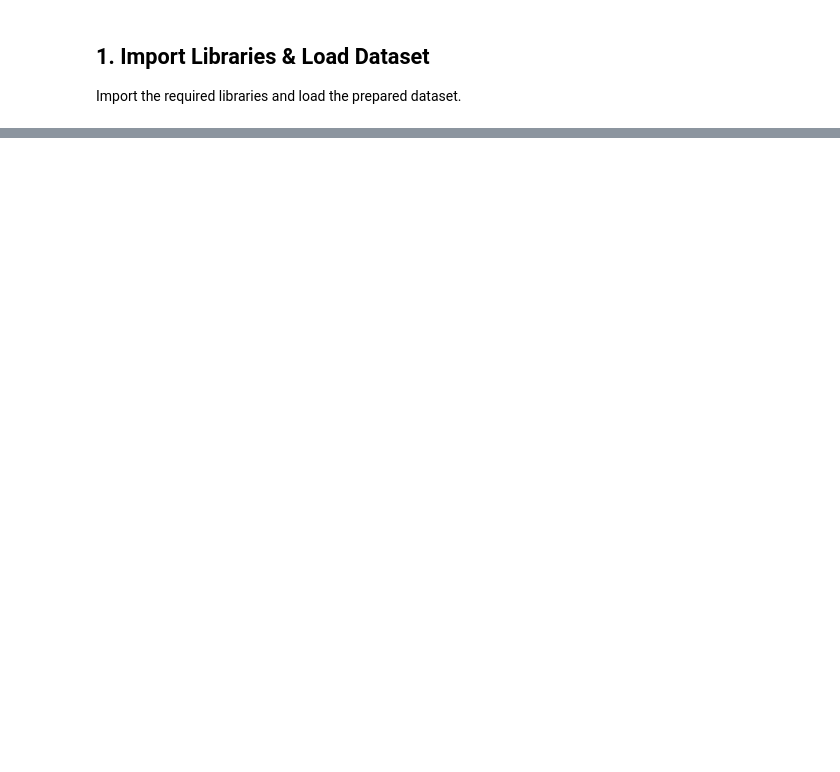
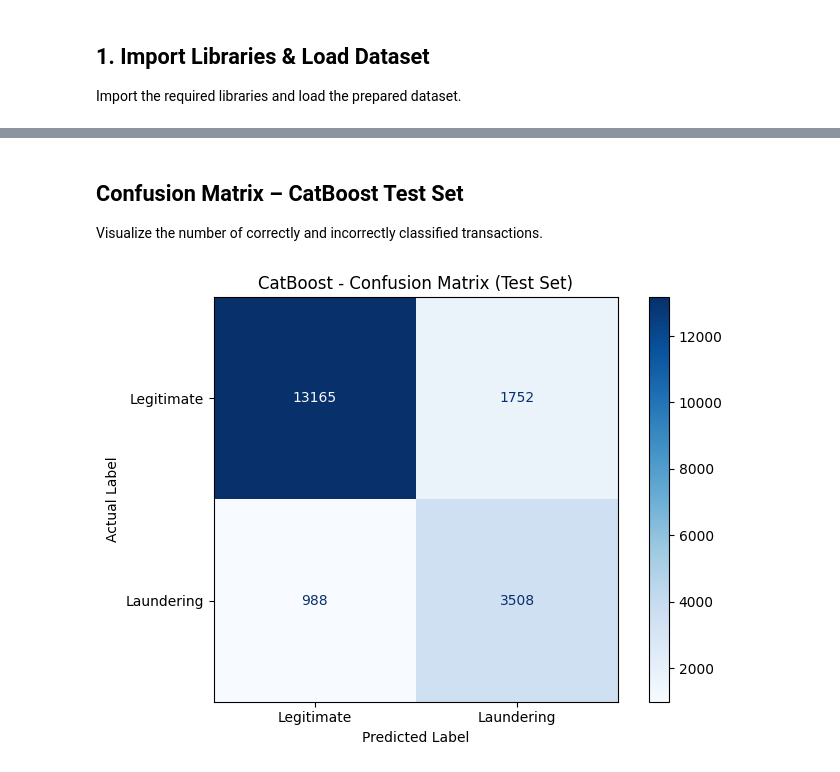
Before and after one commit to Alaa-20040521/AML-Money-Laundering-Detection, a Jupyter notebook: notebooks/Model_Training_and_Evaluation_Organized.ipynb, the cells around one changed output, grey strips where cells are left out. Drawn from its saved outputs; the diff is of its cells as text; code cells hidden in the pictures; blank space fills up the shorter version.

```diff
--- a/notebooks/Model_Training_and_Evaluation_Organized.ipynb
+++ b/notebooks/Model_Training_and_Evaluation_Organized.ipynb
@@ -624,0 +144,14 @@ plt.show()
+# %%
+rf_model = Pipeline(steps=[
+    ("preprocessor", clone(preprocessor)),
+    ("classifier", RandomForestClassifier(
+        n_estimators=200,
+        class_weight="balanced",
+        random_state=42,
+        n_jobs=-1
+    ))
+])
+
+rf_model.fit(X_train, y_train)
+
+print("Random Forest training completed.")
@@ -624,0 +503,31 @@ plt.show()
+# %% [markdown]
+## Confusion Matrix – CatBoost Test Set
+
+Visualize the number of correctly and incorrectly classified transactions.
+# %%
+# Plot confusion matrix
+
+cm = confusion_matrix(y_test, test_pred)
+
+fig, ax = plt.subplots(figsize=(7, 5))
+
+ConfusionMatrixDisplay(
+    confusion_matrix=cm,
+    display_labels=["Legitimate", "Laundering"]
+).plot(
+    cmap="Blues",
+    values_format="d",
+    ax=ax
+)
+
+ax.set_title(
+    f"{selected_model_name} - Confusion Matrix (Test Set)"
+)
+
+ax.set_xlabel("Predicted Label")
+ax.set_ylabel("Actual Label")
+
+plt.tight_layout()
+plt.show()
+# %% [output]
+[figure, added]
```
Also changed, not shown: parts of 60 cells of this notebook.
